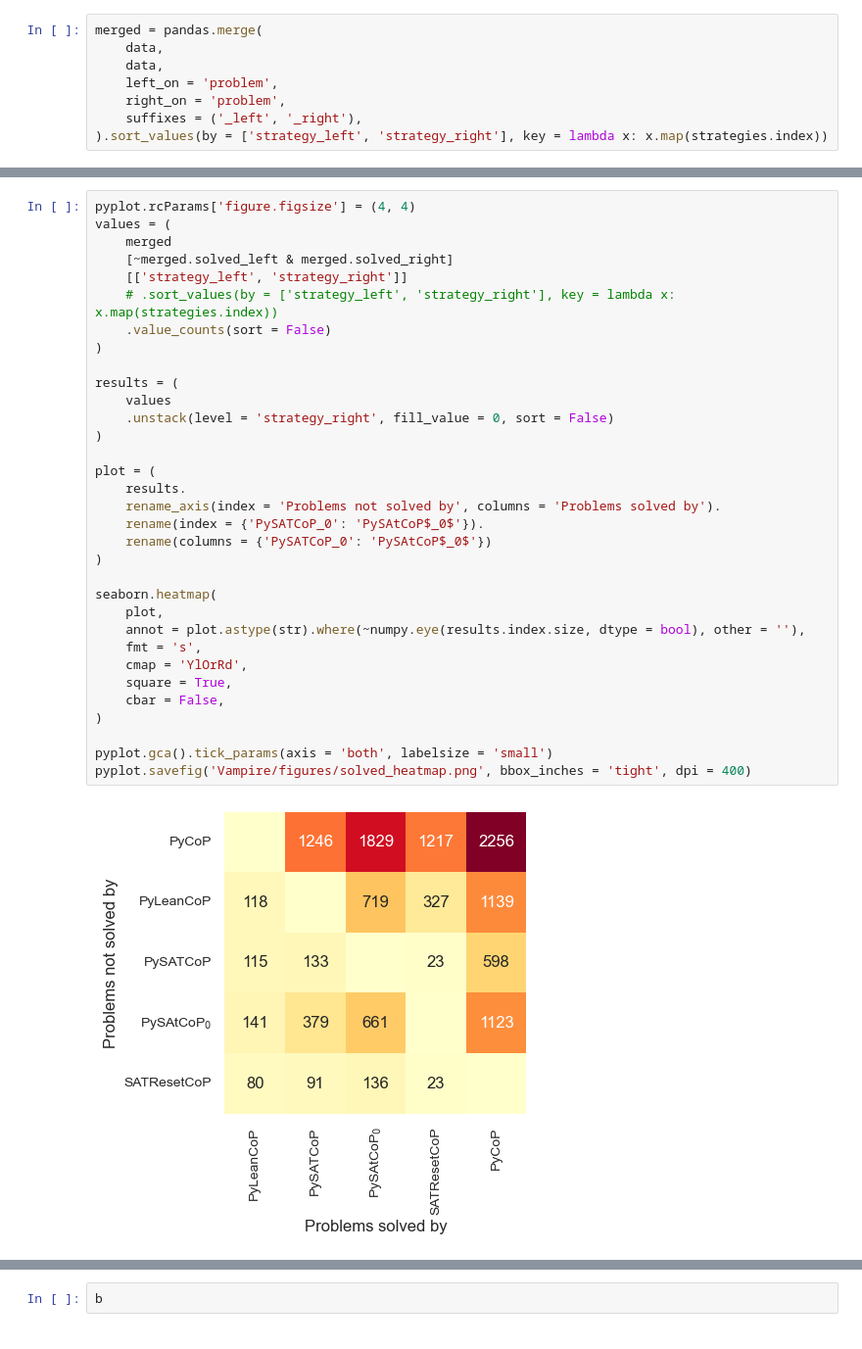
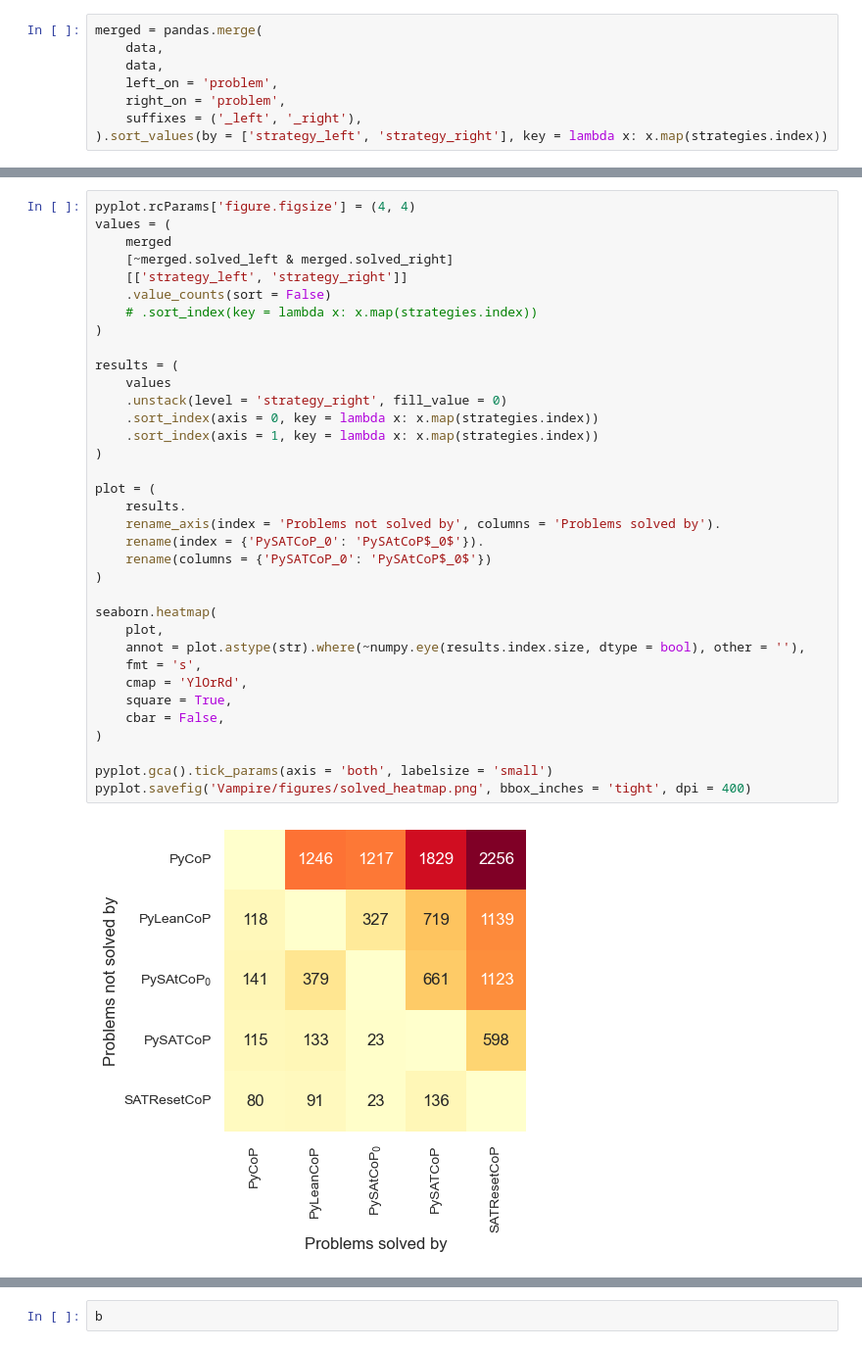
Before and after one commit to mfixman/connections, a Jupyter notebook: jupyter/Vampire.ipynb, the cells around one changed output, grey strips where cells are left out. Shown at 98% size. Saved outputs shown, nothing was run; the diff lists cells and outputs as text.

```diff
--- a/jupyter/Vampire.ipynb
+++ b/jupyter/Vampire.ipynb
@@ -227,33 +257,35 @@ pyplot.rcParams['figure.figsize'] = (4, 4)
 values = (
     merged
     [~merged.solved_left & merged.solved_right]
     [['strategy_left', 'strategy_right']]
-    # .sort_values(by = ['strategy_left', 'strategy_right'], key = lambda x: x.map(strategies.index))
     .value_counts(sort = False)
+    # .sort_index(key = lambda x: x.map(strategies.index))
 )
 
 results = (
     values
-    .unstack(level = 'strategy_right', fill_value = 0, sort = False)
+    .unstack(level = 'strategy_right', fill_value = 0)
+    .sort_index(axis = 0, key = lambda x: x.map(strategies.index))
+    .sort_index(axis = 1, key = lambda x: x.map(strategies.index))
 )
 
 plot = (
     results.
     rename_axis(index = 'Problems not solved by', columns = 'Problems solved by').
     rename(index = {'PySATCoP_0': 'PySAtCoP$_0$'}).
     rename(columns = {'PySATCoP_0': 'PySAtCoP$_0$'})
 )
 
 seaborn.heatmap(
     plot,
     annot = plot.astype(str).where(~numpy.eye(results.index.size, dtype = bool), other = ''),
     fmt = 's',
     cmap = 'YlOrRd',
     square = True,
     cbar = False,
 )
 
 pyplot.gca().tick_params(axis = 'both', labelsize = 'small')
 pyplot.savefig('Vampire/figures/solved_heatmap.png', bbox_inches = 'tight', dpi = 400)
 # %% [output]
-[figure, old version]
+[figure, new version]
```
Also changed, not shown: parts of 9 cells of this notebook, 12 other files.
